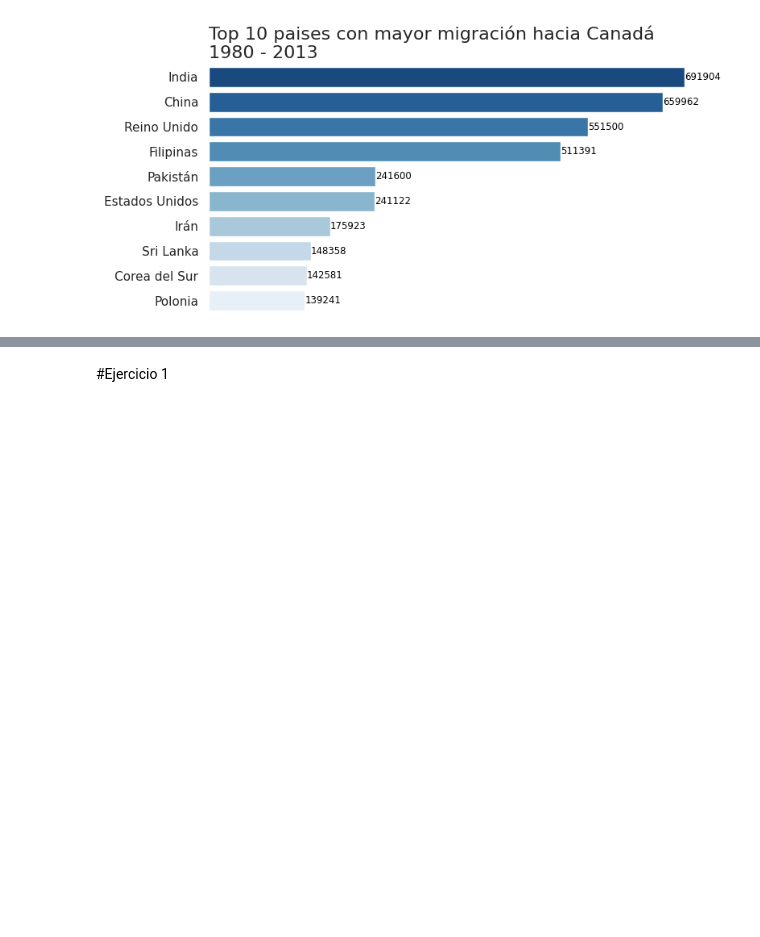
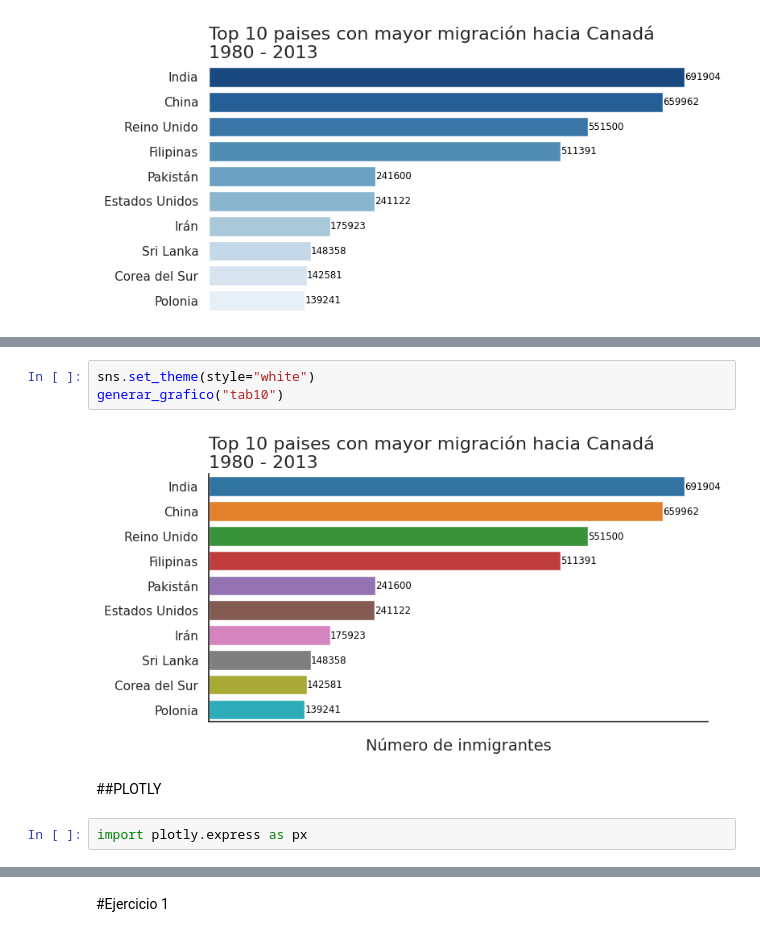
Before and after one commit to MyAppsTest/Visualizaci-n-de-datos-creando-gr-ficos-con-bibliotecas-de-Python, a Jupyter notebook: Visualizacion_de_datos_con_python.ipynb, the cells around one changed output, grey strips where cells are left out. Cells and saved outputs as stored; diff of their text form; blank space fills up the shorter version.

```diff
--- a/Visualizacion_de_datos_con_python.ipynb
+++ b/Visualizacion_de_datos_con_python.ipynb
@@ -384,0 +411,9 @@ generar_grafico("tab10")
+# %%
+sns.set_theme(style="white")
+generar_grafico("tab10")
+# %% [output]
+[figure, added]
+# %% [markdown]
+##PLOTLY
+# %%
+import plotly.express as px
```
Also changed, not shown: parts of 30 cells of this notebook.
